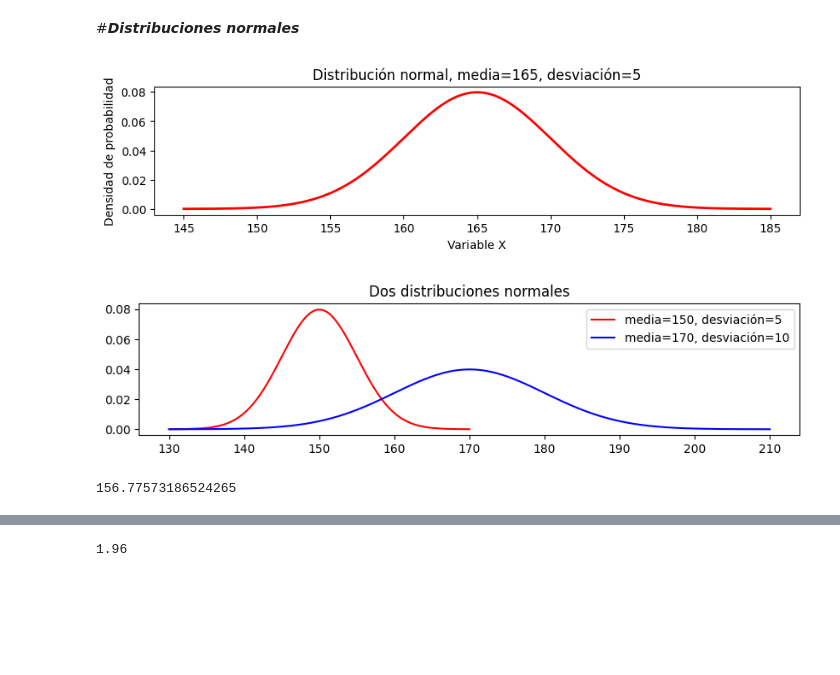
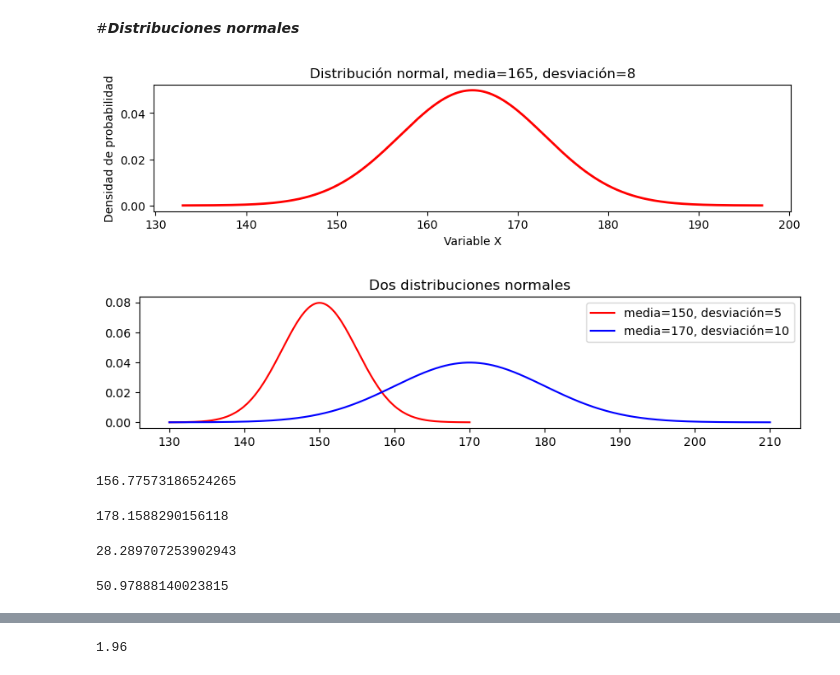
Before and after one commit to TheLudway/ML, a Jupyter notebook: ESTADÍSTICA/ESTADÍSTICA-UTADEO/Probability_Distributions.ipynb, the cells around one changed output, grey strips where cells are left out. Saved outputs shown, nothing was run; the diff lists cells and outputs as text; code cells hidden in the pictures; blank space fills up the shorter version.

```diff
--- a/ESTADÍSTICA/ESTADÍSTICA-UTADEO/Probability_Distributions.ipynb
+++ b/ESTADÍSTICA/ESTADÍSTICA-UTADEO/Probability_Distributions.ipynb
@@ -57,25 +57,25 @@ binom.ppf(0.999, 10, 0.15) # ppf es percent point function
 # %%
 # Dibujar una normal
 import numpy as np
 import matplotlib.pyplot as plt
 # Establecer la media y la desviación de la distribución
 mu = 165  # media
-sigma = 5  # desviación
+sigma = 8  # desviación
 fig, ax = plt.subplots(figsize=(10,2))
 # Generar la función de densidad
 x = np.linspace(mu - 4*sigma, mu + 4*sigma, 1000)
 pdf = 1/(sigma * np.sqrt(2 * np.pi)) * np.exp(-(x - mu)**2 / (2 * sigma**2))
 # Graficar la función de densidad
 plt.plot(x, pdf, color='red', lw=2)
 # Títulos
 plt.title(f'Distribución normal, media={mu}, desviación={sigma}')
 plt.xlabel('Variable X')
 plt.ylabel('Densidad de probabilidad')
 
 # Show the plot
 plt.show;
 # %% [output]
-[figure, old version]
+[figure, new version]
 # %%
 # Dibujar dos normales
 import numpy as np
@@ -96,7 +96,7 @@ ax.legend()
 # Gráfica
 plt.show()
 # %% [output]
-[figure, old version]
+[figure, new version]
 # %%
 #Normal inversa  (percentiles)
 from scipy.stats import norm
@@ -107,3 +107,30 @@ x = norm.ppf(p,media,desviación)  # inversa de la distribución normal en p
 print(x)
 # %% [output]
 156.77573186524265
+# %%
+from scipy.stats import norm
+media = 165
+desviacion = 8
+p = 0.95
+x = norm.ppf(p, media, desviacion)
+x
+# %% [output]
+178.1588290156118
+# %%
+from scipy.stats import norm
+media = 25
+desviacion = 2
+p = 0.95
+x = norm.ppf(p, media, desviacion)
+x
+# %% [output]
+28.289707253902943
+# %%
+from scipy.stats import norm
+media = 50
+desviacion = 0.68
+p = 1-0.075
+x = norm.ppf(p, media, desviacion)
+x
+# %% [output]
+50.97888140023815
```
Also changed, not shown: parts of 6 cells of this notebook.
